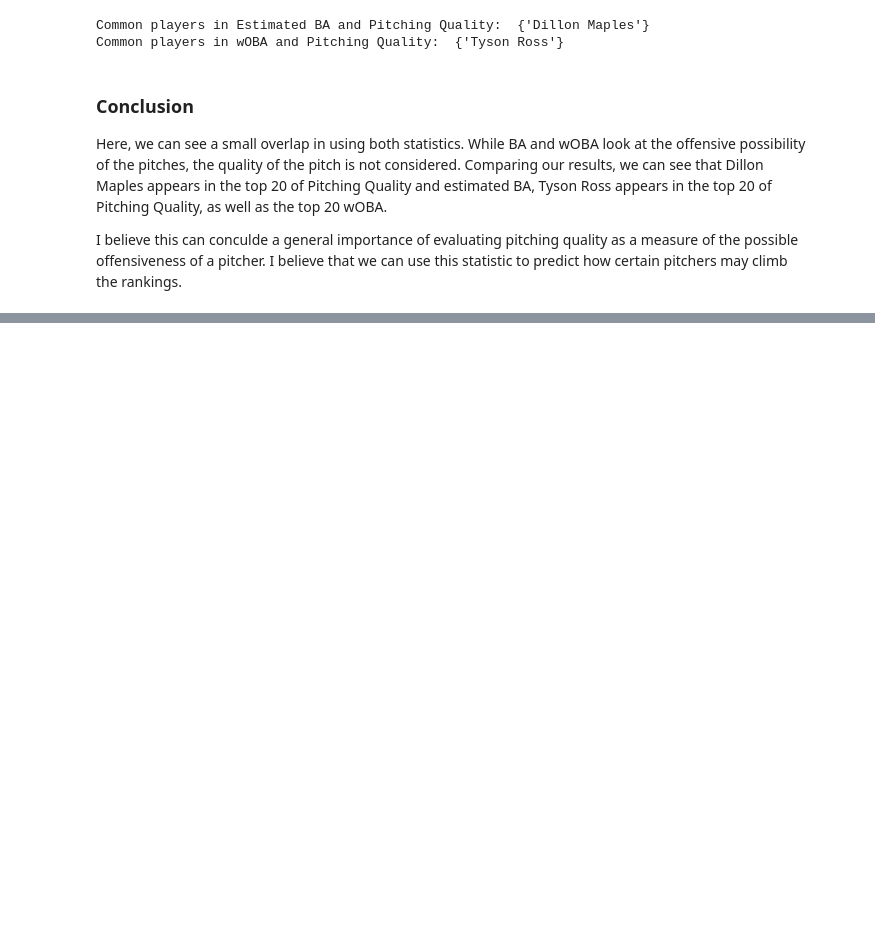
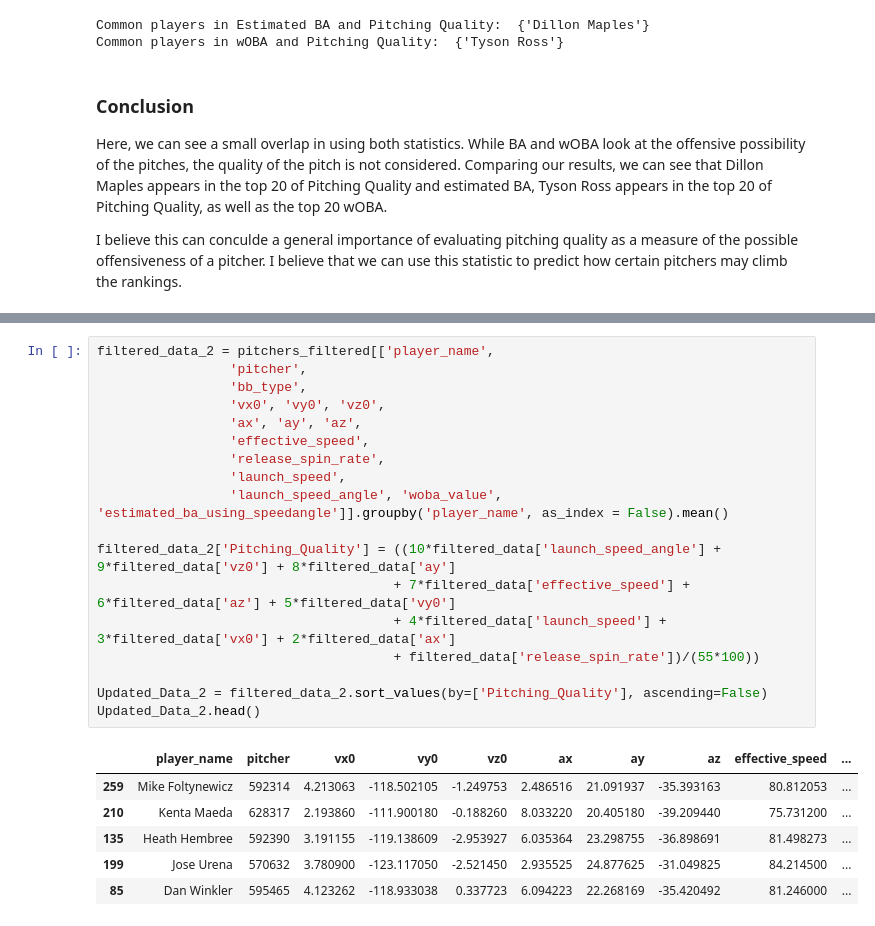
Before and after one commit to HussainQ/CSCI4831_Sabermetrics_Final_Project, a Jupyter notebook: Final_Project_Hussain_Quadri.ipynb, the cells around one changed output, grey strips where cells are left out. Cells and saved outputs as stored; diff of their text form; blank space fills up the shorter version.

```diff
--- a/Final_Project_Hussain_Quadri.ipynb
+++ b/Final_Project_Hussain_Quadri.ipynb
@@ -253,0 +307,25 @@ I believe this can conculde a general importance of evaluating pitching quality
+# %%
+filtered_data_2 = pitchers_filtered[['player_name',
+                 'pitcher',
+                 'bb_type',
+                 'vx0', 'vy0', 'vz0',
+                 'ax', 'ay', 'az',
+                 'effective_speed',
+                 'release_spin_rate',
+                 'launch_speed',
+                 'launch_speed_angle', 'woba_value', 'estimated_ba_using_speedangle']].groupby('player_name', as_index = False).mean()
+
+filtered_data_2['Pitching_Quality'] = ((10*filtered_data['launch_speed_angle'] + 9*filtered_data['vz0'] + 8*filtered_data['ay']
+                                      + 7*filtered_data['effective_speed'] + 6*filtered_data['az'] + 5*filtered_data['vy0']
+                                      + 4*filtered_data['launch_speed'] + 3*filtered_data['vx0'] + 2*filtered_data['ax']
+                                      + filtered_data['release_spin_rate'])/(55*100))
+
+Updated_Data_2 = filtered_data_2.sort_values(by=['Pitching_Quality'], ascending=False)
+Updated_Data_2.head()
+# %% [output]
+|  | player_name | pitcher | vx0 | vy0 | vz0 | ax | ay | az | effective_speed | ... |
+| 259 | Mike Foltynewicz | 592314 | 4.213063 | -118.502105 | -1.249753 | 2.486516 | 21.091937 | -35.393163 | 80.812053 | ... |
+| 210 | Kenta Maeda | 628317 | 2.193860 | -111.900180 | -0.188260 | 8.033220 | 20.405180 | -39.209440 | 75.731200 | ... |
+| 135 | Heath Hembree | 592390 | 3.191155 | -119.138609 | -2.953927 | 6.035364 | 23.298755 | -36.898691 | 81.498273 | ... |
+| 199 | Jose Urena | 570632 | 3.780900 | -123.117050 | -2.521450 | 2.935525 | 24.877625 | -31.049825 | 84.214500 | ... |
+| 85 | Dan Winkler | 595465 | 4.123262 | -118.933038 | 0.337723 | 6.094223 | 22.268169 | -35.420492 | 81.246000 | ... |
```
Also changed, not shown: parts of 9 cells of this notebook.
